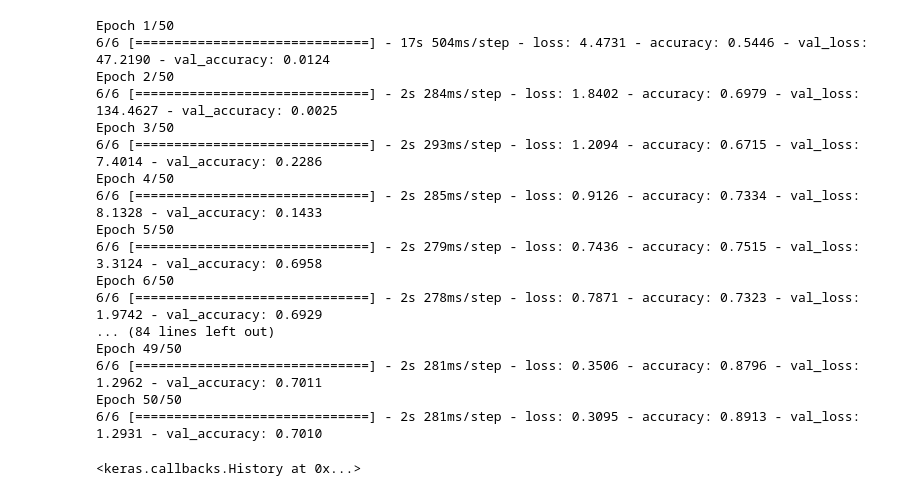
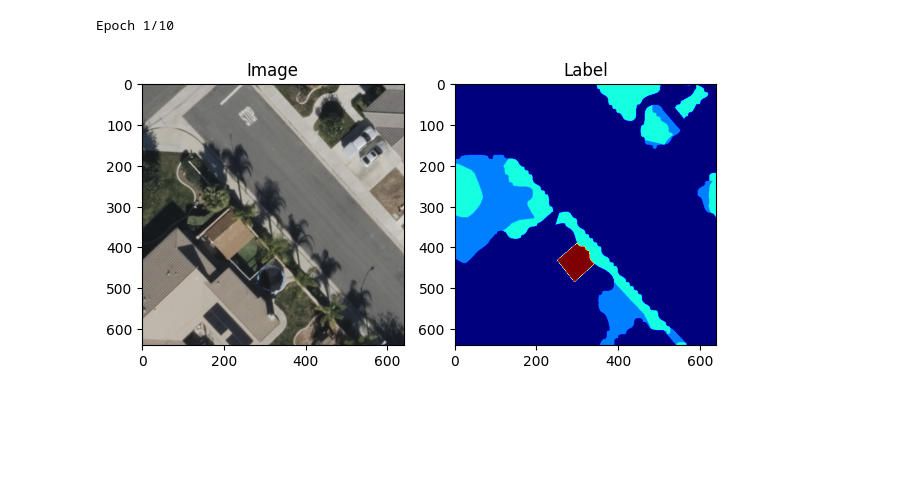
Before and after one commit to seismosmsr/machine_learning, a Jupyter notebook: LandCover_UNET.ipynb, the cells around one changed output. Drawn from its saved outputs; the diff is of its cells as text; code cells hidden in the pictures; blank space fills up the shorter version.

```diff
--- a/LandCover_UNET.ipynb
+++ b/LandCover_UNET.ipynb
@@ -173,25 +206,3 @@ def create_model(img_size, num_classes):
     return model
 # %%
 model = create_model(img_size = (640,640,3),num_classes =9)
-# %%
-# Train the model
-model.fit(X_train, y_train, validation_data=(X_test, y_test), batch_size=16, epochs=50)
-# %% [output]
-Epoch 1/50
-6/6 [==============================] - 17s 504ms/step - loss: 4.4731 - accuracy: 0.5446 - val_loss: 47.2190 - val_accuracy: 0.0124
-Epoch 2/50
-6/6 [==============================] - 2s 284ms/step - loss: 1.8402 - accuracy: 0.6979 - val_loss: 134.4627 - val_accuracy: 0.0025
-Epoch 3/50
-6/6 [==============================] - 2s 293ms/step - loss: 1.2094 - accuracy: 0.6715 - val_loss: 7.4014 - val_accuracy: 0.2286
-Epoch 4/50
-6/6 [==============================] - 2s 285ms/step - loss: 0.9126 - accuracy: 0.7334 - val_loss: 8.1328 - val_accuracy: 0.1433
-Epoch 5/50
-6/6 [==============================] - 2s 279ms/step - loss: 0.7436 - accuracy: 0.7515 - val_loss: 3.3124 - val_accuracy: 0.6958
-Epoch 6/50
-6/6 [==============================] - 2s 278ms/step - loss: 0.7871 - accuracy: 0.7323 - val_loss: 1.9742 - val_accuracy: 0.6929
-... (84 lines left out)
-Epoch 49/50
-6/6 [==============================] - 2s 281ms/step - loss: 0.3506 - accuracy: 0.8796 - val_loss: 1.2962 - val_accuracy: 0.7011
-Epoch 50/50
-6/6 [==============================] - 2s 281ms/step - loss: 0.3095 - accuracy: 0.8913 - val_loss: 1.2931 - val_accuracy: 0.7010
-<keras.callbacks.History at 0x...>
@@ -197,0 +225,46 @@ Epoch 50/50
+# %%
+# Train the model
+# model.fit(X_train, y_train, validation_data=(X_test, y_test), batch_size=16, epochs=50)
+# model.compile(optimizer='adam', loss='categorical_crossentropy', metrics=['accuracy'])
+
+# Train the model
+history = model.fit(training_data_generator, validation_data=validation_data_generator, epochs=10)
+
+# Evaluate the model
+loss, accuracy = model.evaluate(validation_data_generator)
+print("Validation Loss:", loss)
+print("Validation Accuracy:", accuracy)
+
+# model.fit(training_generator, validation_data=validation_generator, epochs=100)
+# %% [output]
+Epoch 1/10
+# %%
+import matplotlib.pyplot as plt
+
+# Get a batch of data from the generator
+batch_images, batch_labels = data_generator[0]
+
+# Select a random index from the batch
+index = np.random.randint(0, batch_images.shape[0])
+
+# Retrieve the image and label at the selected index
+image = batch_images[index]
+label = batch_labels[index]
+
+# Rescale the image to the range [0, 1]
+image = image.astype(np.float32) / 255.0
+
+# Plot the image
+plt.subplot(1, 2, 1)
+plt.imshow(image)
+plt.title("Image")
+
+# Plot the label
+plt.subplot(1, 2, 2)
+plt.imshow(np.argmax(label, axis=-1), cmap='jet')
+plt.title("Label")
+
+plt.tight_layout()
+plt.show()
+# %% [output]
+[figure, added]
```
Also changed, not shown: parts of 11 cells of this notebook.
